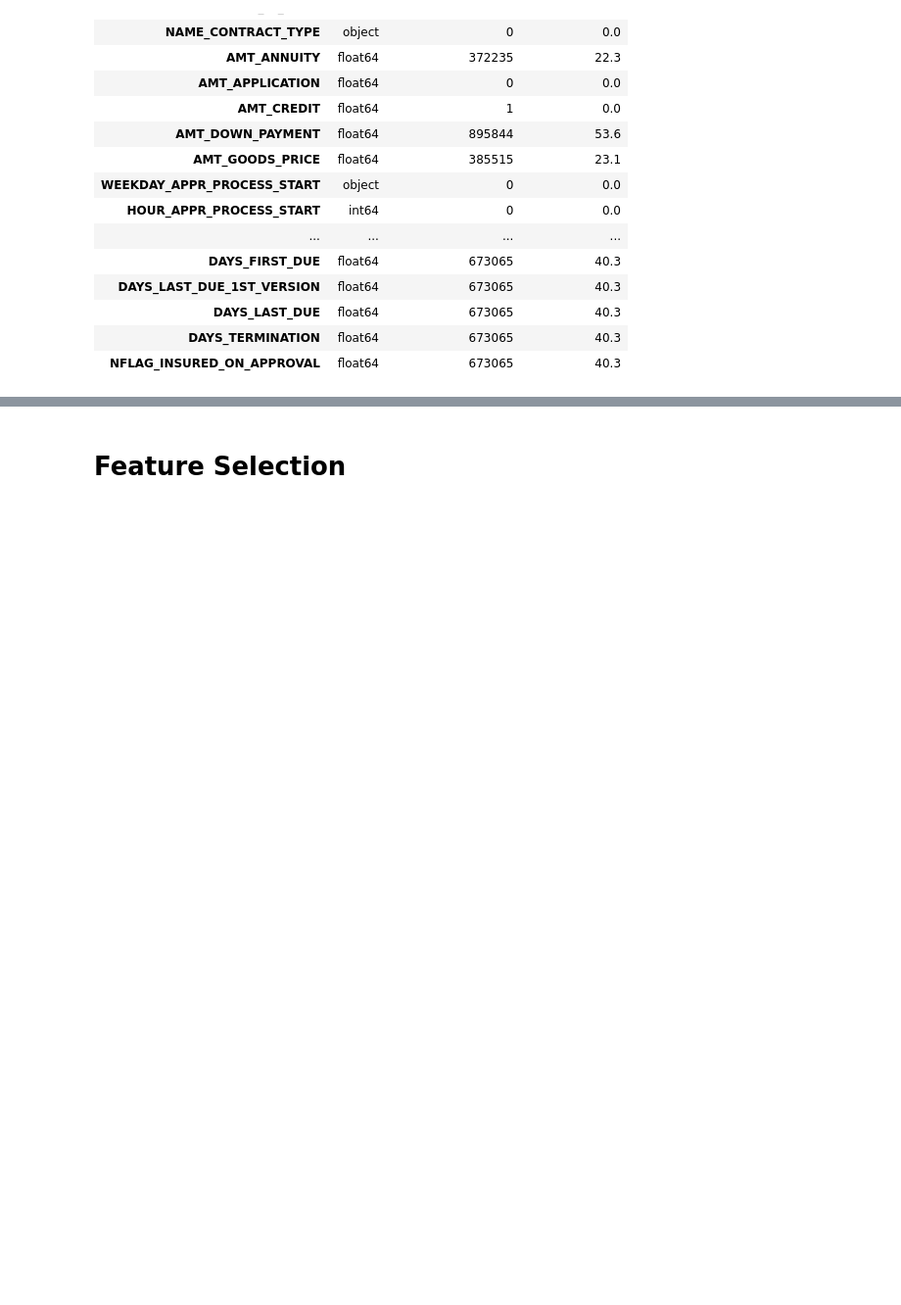
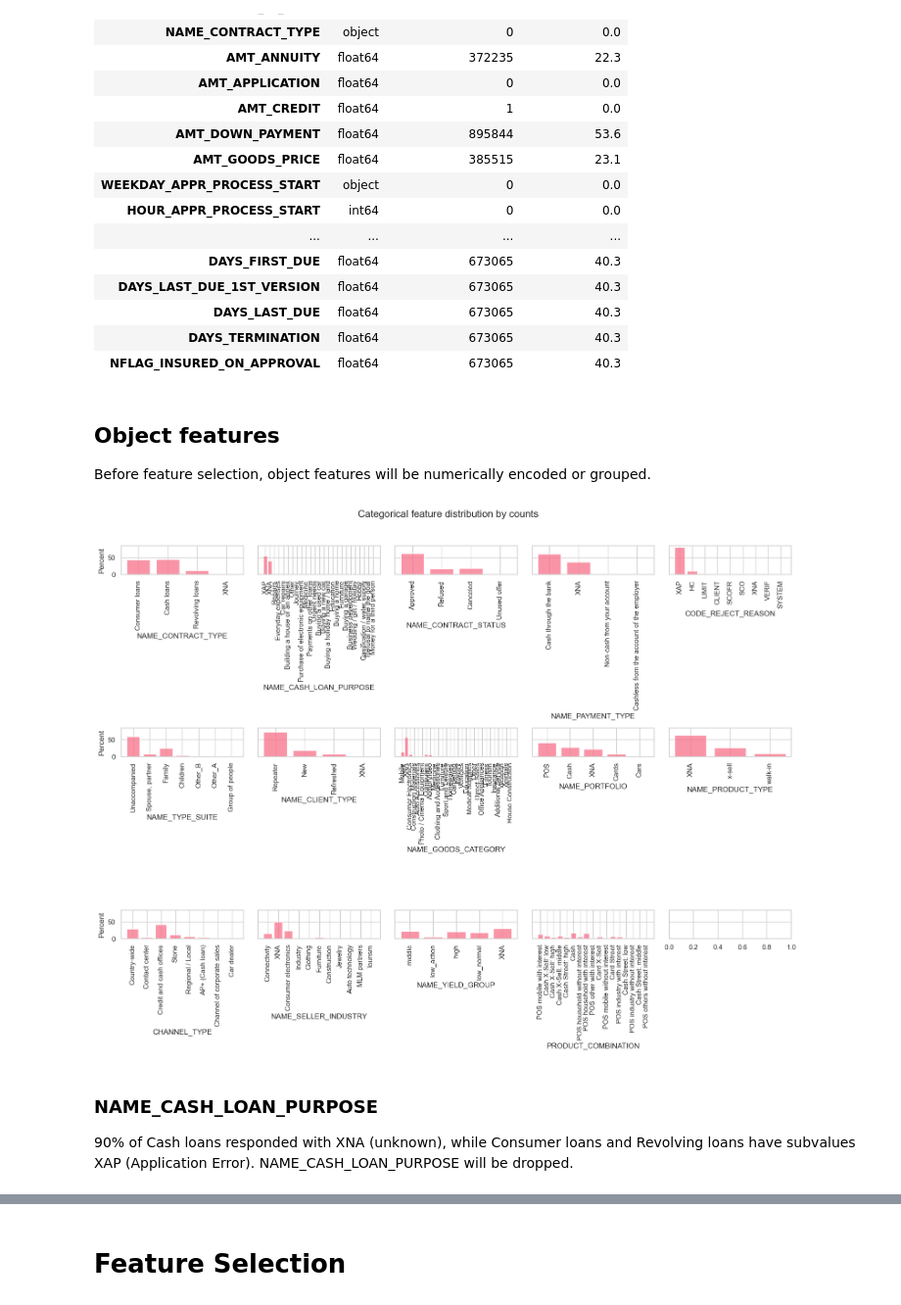
Before and after one commit to gkukse/Home-Credit-Default-Risk, a Jupyter notebook: Feature_Selection_Previous_Application.ipynb, the cells around one changed output, grey strips where cells are left out. Shown at 98% size. Saved outputs shown, nothing was run; the diff lists cells and outputs as text; code cells hidden in the pictures; blank space fills up the shorter version.

Commit message:
data prepared for model creation

```diff
--- a/Feature_Selection_Previous_Application.ipynb
+++ b/Feature_Selection_Previous_Application.ipynb
@@ -53,3 +59,45 @@ Dataset has 0 duplicates
 | DAYS_LAST_DUE | float64 | 673065 | 40.3 |
 | DAYS_TERMINATION | float64 | 673065 | 40.3 |
 | NFLAG_INSURED_ON_APPROVAL | float64 | 673065 | 40.3 |
+# %%
+previous_application[[
+    'DURATION_DECISION_DRAWING', 'DURATION_DECISION_FIRST_DUE', 'DURATION_DUE',
+    'DURATION_DUE_VERSION', 'DURATION_TERMINATION'
+    ]] = duckdb.query("""
+             SELECT
+             ABS(DAYS_DECISION - DAYS_FIRST_DRAWING) AS DURATION_DECISION_DRAWING,
+             ABS(DAYS_DECISION - DAYS_FIRST_DUE) AS DURATION_DECISION_FIRST_DUE,
+             ABS(DAYS_FIRST_DUE - DAYS_LAST_DUE) AS DURATION_DUE,
+             ABS(DAYS_LAST_DUE - DAYS_LAST_DUE_1ST_VERSION) AS DURATION_DUE_VERSION,
+             ABS(DAYS_DECISION - DAYS_TERMINATION) AS DURATION_TERMINATION
+             FROM previous_application
+              """).to_df()
+
+previous_application.drop(columns=['DAYS_DECISION', 'DAYS_FIRST_DRAWING',
+'DAYS_FIRST_DUE', 'DAYS_LAST_DUE', 'DAYS_LAST_DUE_1ST_VERSION', 'DAYS_TERMINATION',
+'HOUR_APPR_PROCESS_START', 'WEEKDAY_APPR_PROCESS_START'], inplace=True
+)
+# %% [markdown]
+## Object features
+Before feature selection, object features will be numerically encoded or grouped.
+# %%
+previous_application = help_tool.convert_flags(previous_application)
+# %%
+object_columns = previous_application.select_dtypes(include=['object']).columns.tolist()
+
+
+
+fig, axes = plt.subplots(3, 5, figsize=(16, 12), sharey=True)
+
+axes = axes.flatten()
+
+for i, col in enumerate(object_columns):
+    sns.histplot(data=previous_application, x=col, bins=20, multiple="dodge", shrink=.8,
+                 ax=axes[i], legend=True, stat="percent")
+    axes[i].tick_params(axis='x', rotation=90)
+
+plt.suptitle(f"Categorical feature distribution by counts", size=16, y=1.02)
+plt.tight_layout()
+plt.show()
+# %% [output]
+[figure, added]
@@ -55,0 +116,3 @@ Dataset has 0 duplicates
+# %% [markdown]
+### NAME_CASH_LOAN_PURPOSE
+90% of Cash loans responded with XNA (unknown), while Consumer loans and Revolving loans have subvalues XAP (Application Error). NAME_CASH_LOAN_PURPOSE will be dropped.
```
Also changed, not shown: parts of 71 cells of this notebook, 2 other files.
